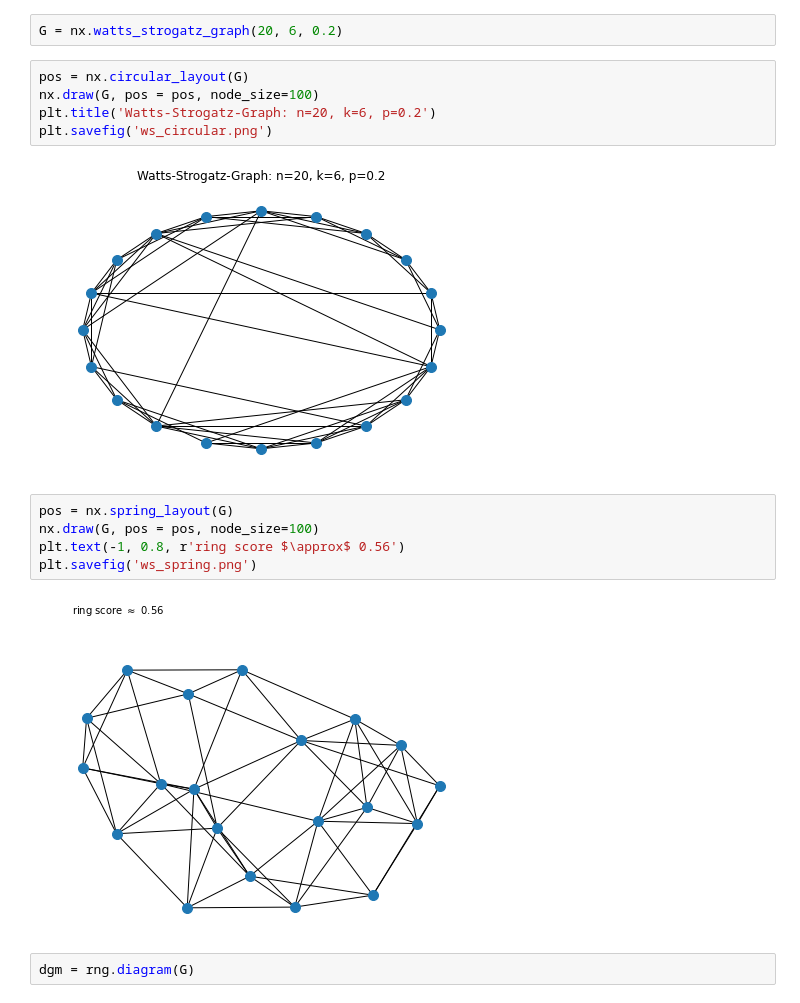
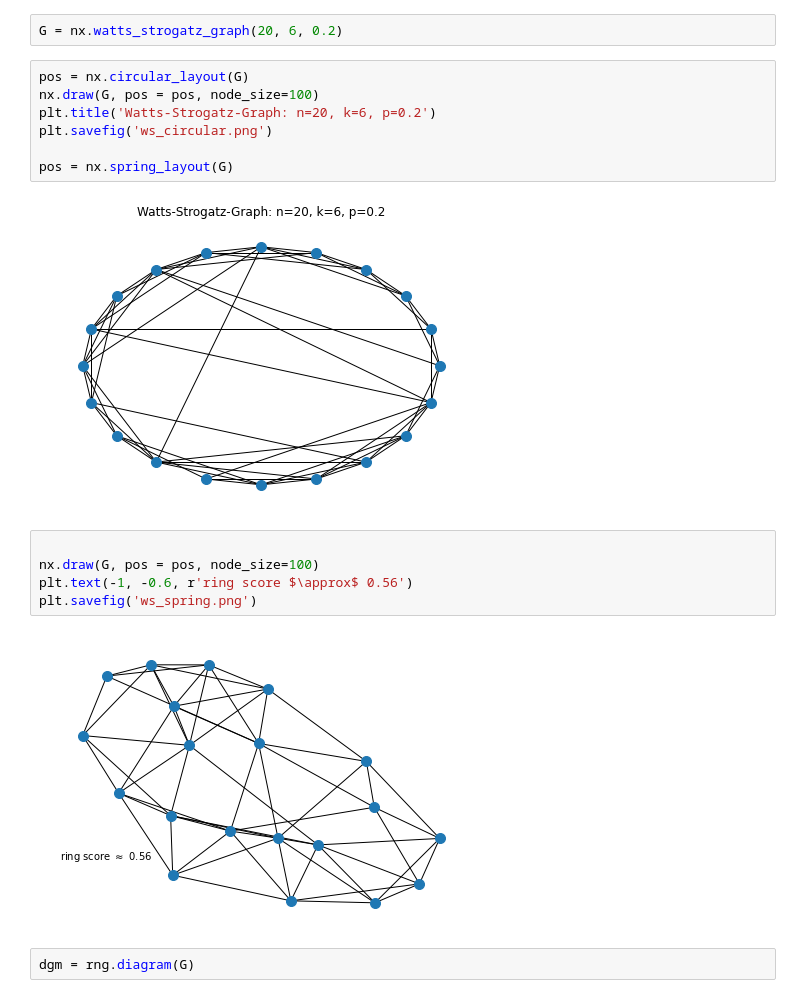
Before and after one commit to maxstollmayer/Complex-Network-Analysis-Project, a Jupyter notebook: watts-strogatz/Untitled.ipynb, the cells around one changed output. Saved outputs shown, nothing was run; the diff lists cells and outputs as text.

```diff
--- a/watts-strogatz/Untitled.ipynb
+++ b/watts-strogatz/Untitled.ipynb
@@ -10,15 +10,17 @@ pos = nx.circular_layout(G)
 nx.draw(G, pos = pos, node_size=100)
 plt.title('Watts-Strogatz-Graph: n=20, k=6, p=0.2')
 plt.savefig('ws_circular.png')
+
+pos = nx.spring_layout(G)
 # %% [output]
 [figure]
 # %%
-pos = nx.spring_layout(G)
+
 nx.draw(G, pos = pos, node_size=100)
-plt.text(-1, 0.8, r'ring score $\approx$ 0.56')
+plt.text(-1, -0.6, r'ring score $\approx$ 0.56')
 plt.savefig('ws_spring.png')
 # %% [output]
-[figure, old version]
+[figure, new version]
 # %%
 dgm = rng.diagram(G)
 # %%
```
Also changed, not shown: parts of 1 cell of this notebook, 2 other files.
